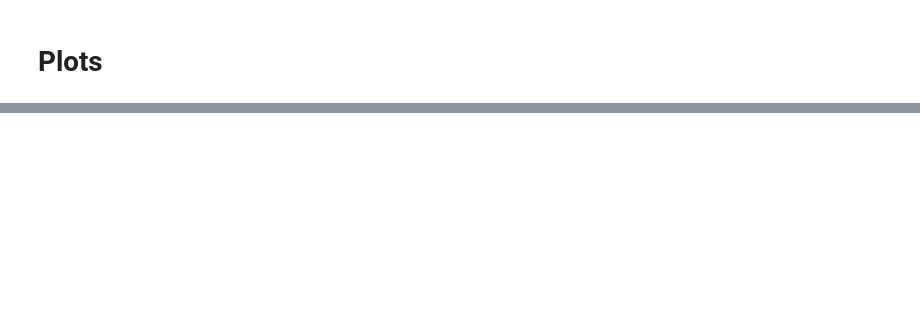
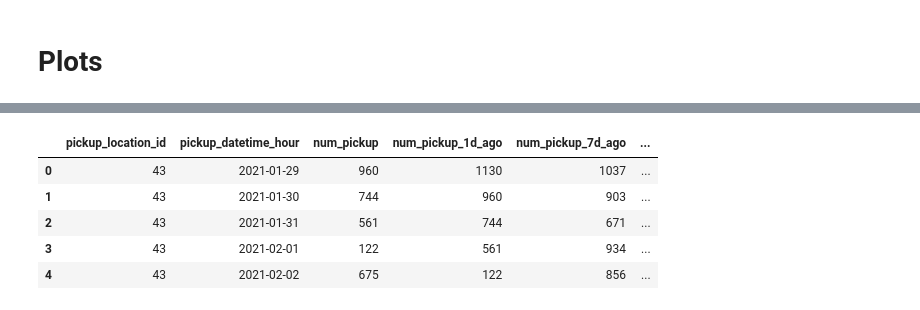
Before and after one commit to slafaurie/taxi_demand_service, a Jupyter notebook: notebooks/02_exploratory_data_analysis.ipynb, the cells around one changed output, grey strips where cells are left out. Saved outputs shown, nothing was run; the diff lists cells and outputs as text; code cells hidden in the pictures; blank space fills up the shorter version.

```diff
--- a/notebooks/02_exploratory_data_analysis.ipynb
+++ b/notebooks/02_exploratory_data_analysis.ipynb
@@ -88,0 +64,15 @@ generate_ts_features_for_file(2020, 1, )
+# %%
+train_with_lags = (
+    train
+    .pipe(get_time_lags, [1, 7, 14, 28])
+)
+
+train_with_lags_pd = train_with_lags.to_pandas()
+train_with_lags_pd.head()
+# %% [output]
+|  | pickup_location_id | pickup_datetime_hour | num_pickup | num_pickup_1d_ago | num_pickup_7d_ago | ... |
+| 0 | 43 | 2021-01-29 | 960 | 1130 | 1037 | ... |
+| 1 | 43 | 2021-01-30 | 744 | 960 | 903 | ... |
+| 2 | 43 | 2021-01-31 | 561 | 744 | 671 | ... |
+| 3 | 43 | 2021-02-01 | 122 | 561 | 934 | ... |
+| 4 | 43 | 2021-02-02 | 675 | 122 | 856 | ... |
```
Also changed, not shown: parts of 17 cells of this notebook, 10 other files.
